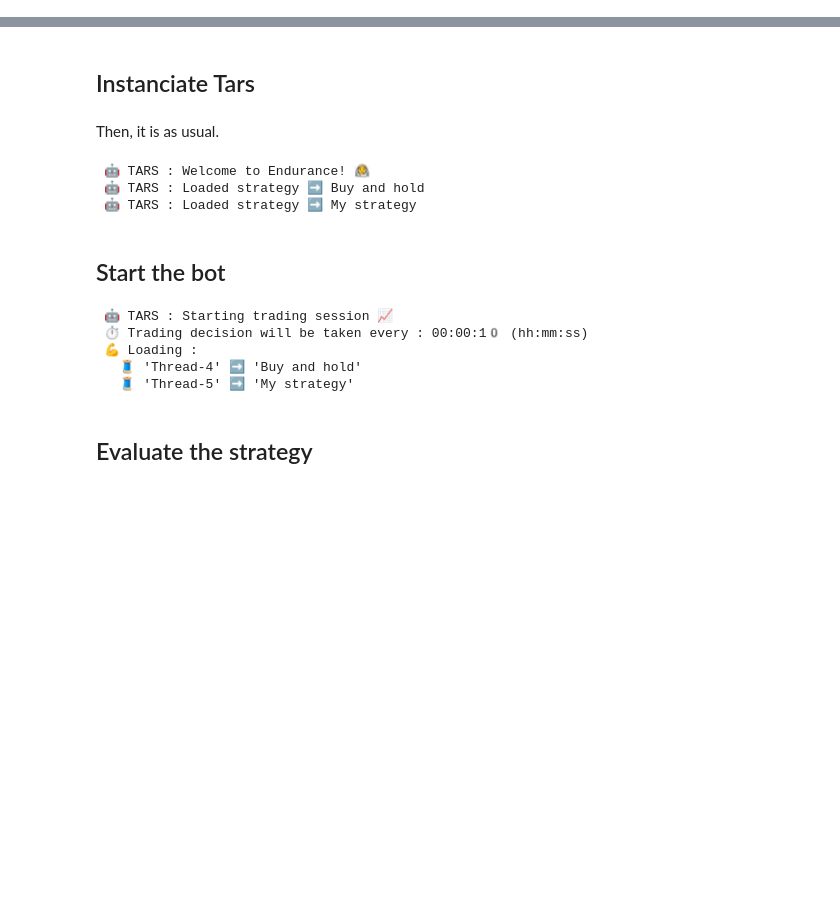
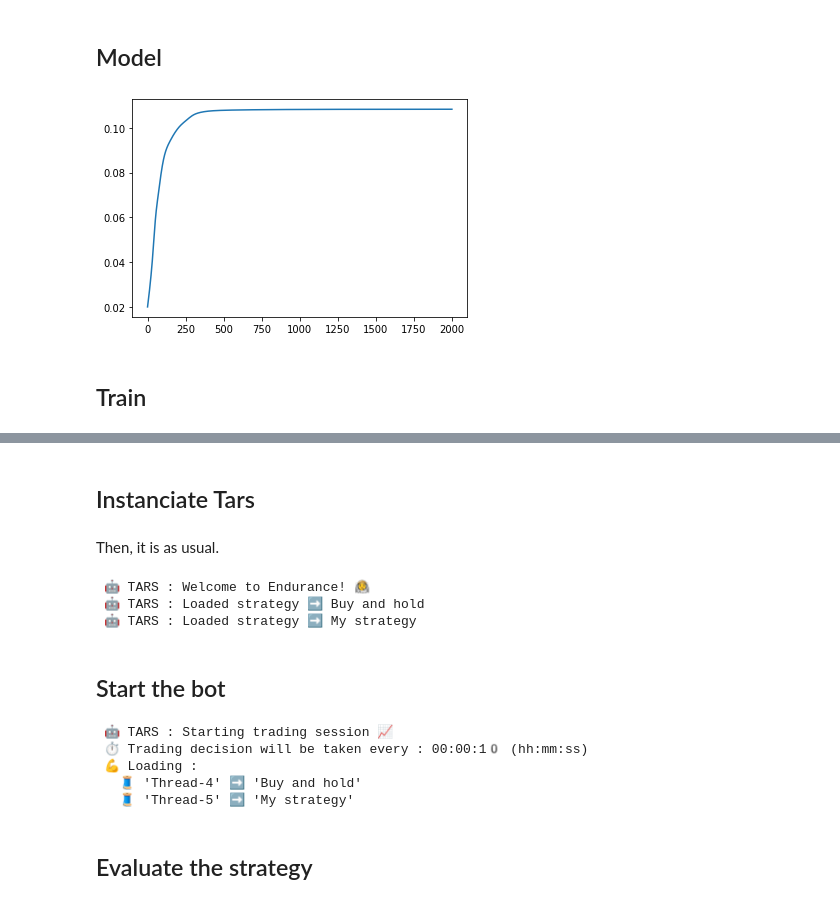
Before and after one commit to fredmontet/tars, a Jupyter notebook: notebooks/misc/strategy-koker.ipynb, the cells around one changed output, grey strips where cells are left out. Saved outputs shown, nothing was run; the diff lists cells and outputs as text; code cells hidden in the pictures; blank space fills up the shorter version.

```diff
--- a/notebooks/misc/strategy-koker.ipynb
+++ b/notebooks/misc/strategy-koker.ipynb
@@ -13,6 +13,7 @@ It's actually a copy of the TrendFollowingMACD.
 import numpy as np
 import pandas as pd
 import matplotlib.pyplot as plt
+from tqdm import tqdm
 
 
 class Koker:
@@ -27,22 +28,23 @@ class Koker:
     def load(self, data):
         """
         Load a dataframe with the data and create the training and test set.
-        The column with the timestamp must be labelled 'utc' and the one with
-        price, "price".
+        The column with the timestamp must be the index and the one with
+        price, "close".
 
         :param data: DataFrame
         """
         data.index = pd.to_datetime(data.index, unit='s')
-        rets = data['price'].diff()[1:]
+        rets = data['close'].diff()[1:]
 
         x = np.array(rets)
         self.x = x
 
-        N = 1000
-        P = 200
+        N = 4000
+        P = 800
         x_train = x[-(N+P):-P]
         x_test = x[-P:]
 
+        # Normalize with Z-Score
         std = np.std(x_train)
         mean = np.mean(x_train)
 
@@ -101,16 +103,14 @@ class Koker:
         return grad, S
 
     def train(self, x, epochs=2000, M=8, commission=0.0025, learning_rate=0.3):
-        print("training : start")
         theta = np.random.rand(M + 2)
         sharpes = np.zeros(epochs)  # store sharpes over time
-        for i in range(epochs):
+        for i in tqdm(range(epochs)):
             grad, sharpe = Koker.gradient(x, theta, commission)
             theta = theta + grad * learning_rate
             sharpes[i] = sharpe
         self.theta = theta
         self.sharpes = sharpes
-        print("training : completed")
 
     def plot(self, x, theta):
         x_returns = Koker.returns(Koker.positions(x, theta), x, 0.0025)
@@ -122,0 +125,4 @@ class Koker:
+# %%
+from tars.utils import data
+df = data.get_historical_ohlc_data(base='ETH', quote='USD', data_folder='../../data/raw')
+df.head()
@@ -122,0 +137,12 @@ class Koker:
+# %% [markdown]
+## Model
+# %%
+koker = Koker()
+koker.load(df)
+koker.train(koker.x_train)
+# %%
+plt.plot(koker.sharpes);
+# %% [output]
+[figure, added]
+# %% [markdown]
+## Train
```
Also changed, not shown: parts of 14 cells of this notebook, 2 other files.
